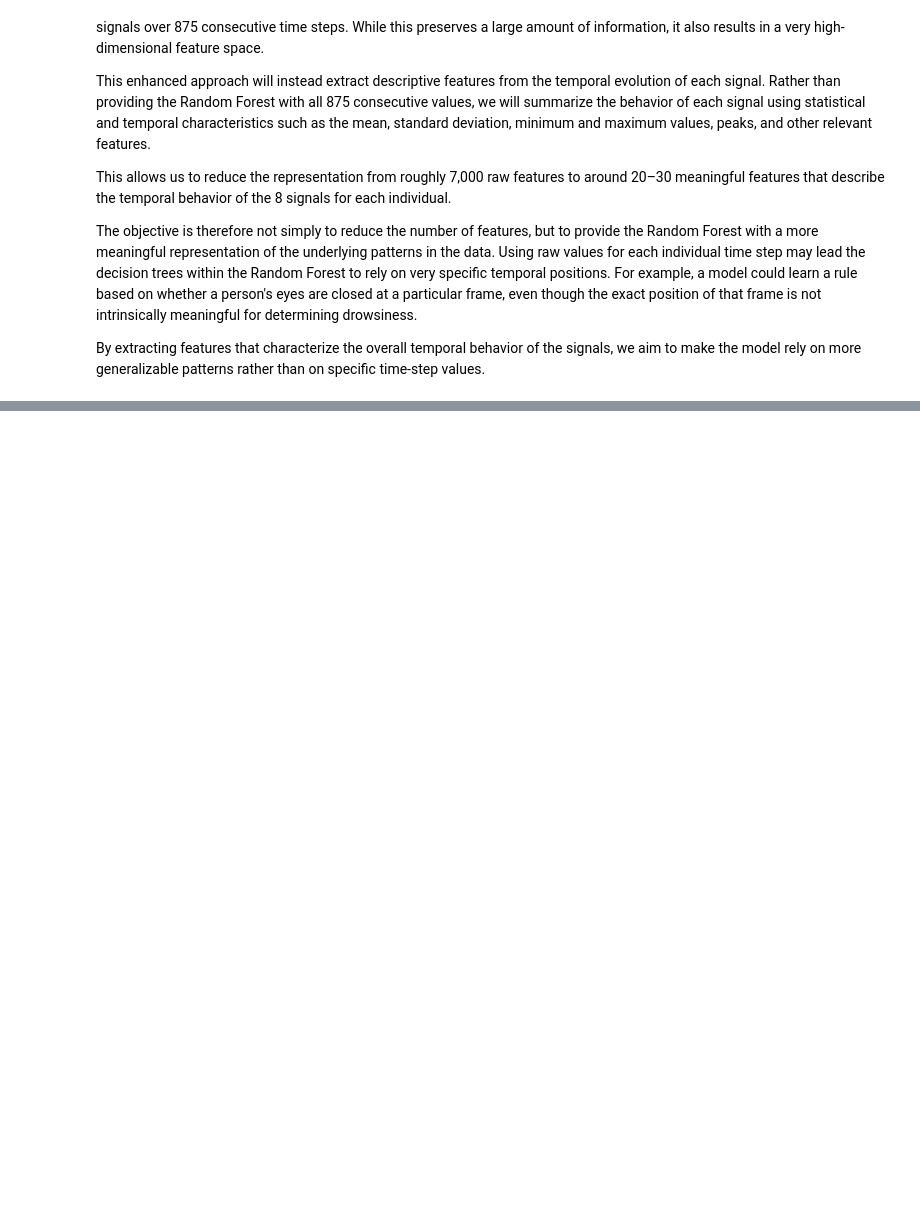
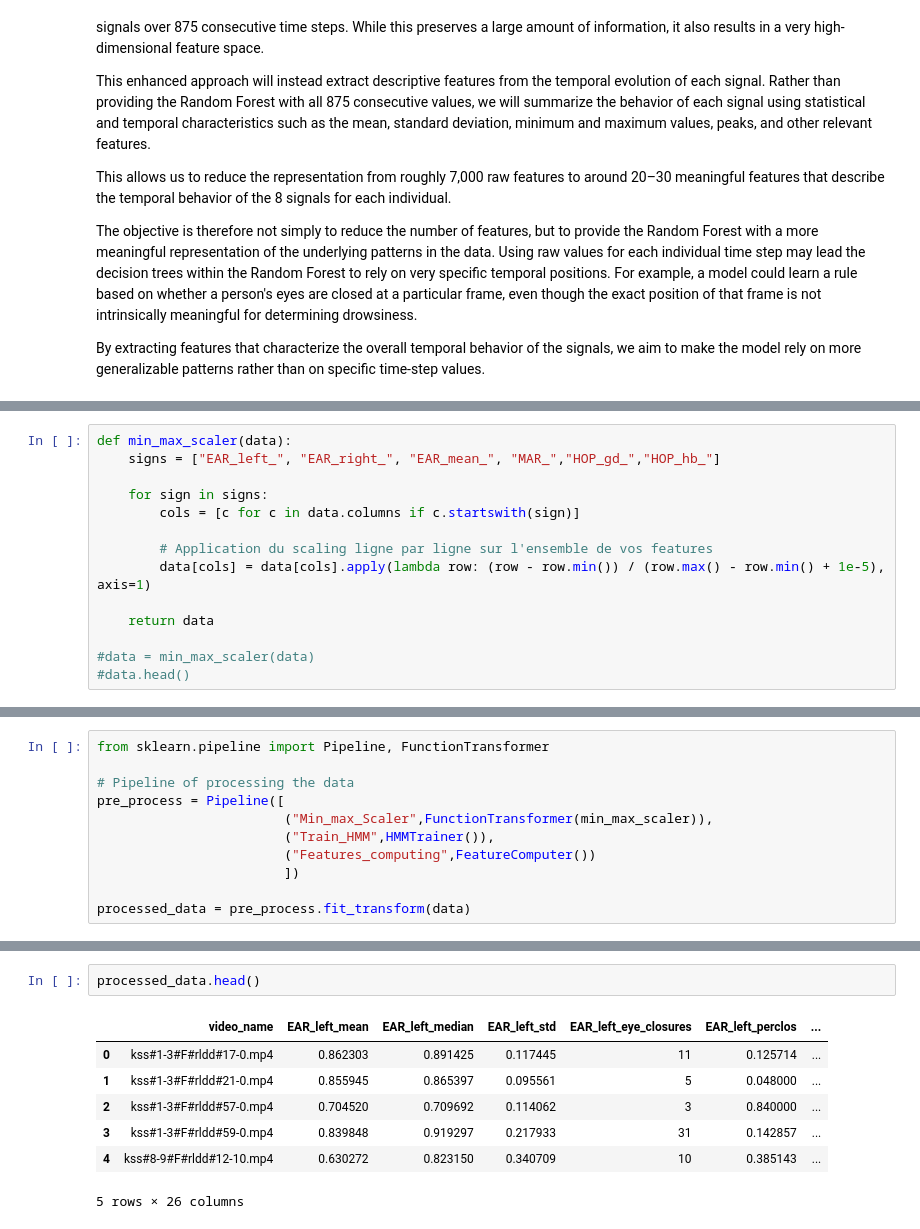
Before and after one commit to sebastiannati/Projet-Industriel-Capgemini, a Jupyter notebook: train_RF_enhanced.ipynb, the cells around one changed output, grey strips where cells are left out. Cells and saved outputs as stored; diff of their text form; blank space fills up the shorter version.

```diff
--- a/train_RF_enhanced.ipynb
+++ b/train_RF_enhanced.ipynb
@@ -16,0 +175,14 @@ Since the videos are 35s parts from an original one we must regroup by person an
+# %%
+def min_max_scaler(data):
+    signs = ["EAR_left_", "EAR_right_", "EAR_mean_", "MAR_","HOP_gd_","HOP_hb_"]
+
+    for sign in signs:
+        cols = [c for c in data.columns if c.startswith(sign)]
+
+        # Application du scaling ligne par ligne sur l'ensemble de vos features
+        data[cols] = data[cols].apply(lambda row: (row - row.min()) / (row.max() - row.min() + 1e-5), axis=1)
+
+    return data
+
+#data = min_max_scaler(data)
+#data.head()
@@ -16,0 +352,11 @@ Since the videos are 35s parts from an original one we must regroup by person an
+# %%
+from sklearn.pipeline import Pipeline, FunctionTransformer
+
+# Pipeline of processing the data
+pre_process = Pipeline([
+                        ("Min_max_Scaler",FunctionTransformer(min_max_scaler)),
+                        ("Train_HMM",HMMTrainer()),
+                        ("Features_computing",FeatureComputer())
+                        ])
+
+processed_data = pre_process.fit_transform(data)
@@ -16,0 +381,10 @@ Since the videos are 35s parts from an original one we must regroup by person an
+# %%
+processed_data.head()
+# %% [output]
+|  | video_name | EAR_left_mean | EAR_left_median | EAR_left_std | EAR_left_eye_closures | EAR_left_perclos | ... |
+| 0 | kss#1-3#F#rldd#17-0.mp4 | 0.862303 | 0.891425 | 0.117445 | 11 | 0.125714 | ... |
+| 1 | kss#1-3#F#rldd#21-0.mp4 | 0.855945 | 0.865397 | 0.095561 | 5 | 0.048000 | ... |
+| 2 | kss#1-3#F#rldd#57-0.mp4 | 0.704520 | 0.709692 | 0.114062 | 3 | 0.840000 | ... |
+| 3 | kss#1-3#F#rldd#59-0.mp4 | 0.839848 | 0.919297 | 0.217933 | 31 | 0.142857 | ... |
+| 4 | kss#8-9#F#rldd#12-10.mp4 | 0.630272 | 0.823150 | 0.340709 | 10 | 0.385143 | ... |
+5 rows × 26 columns
```
Also changed, not shown: parts of 22 cells of this notebook, 10 other files.
